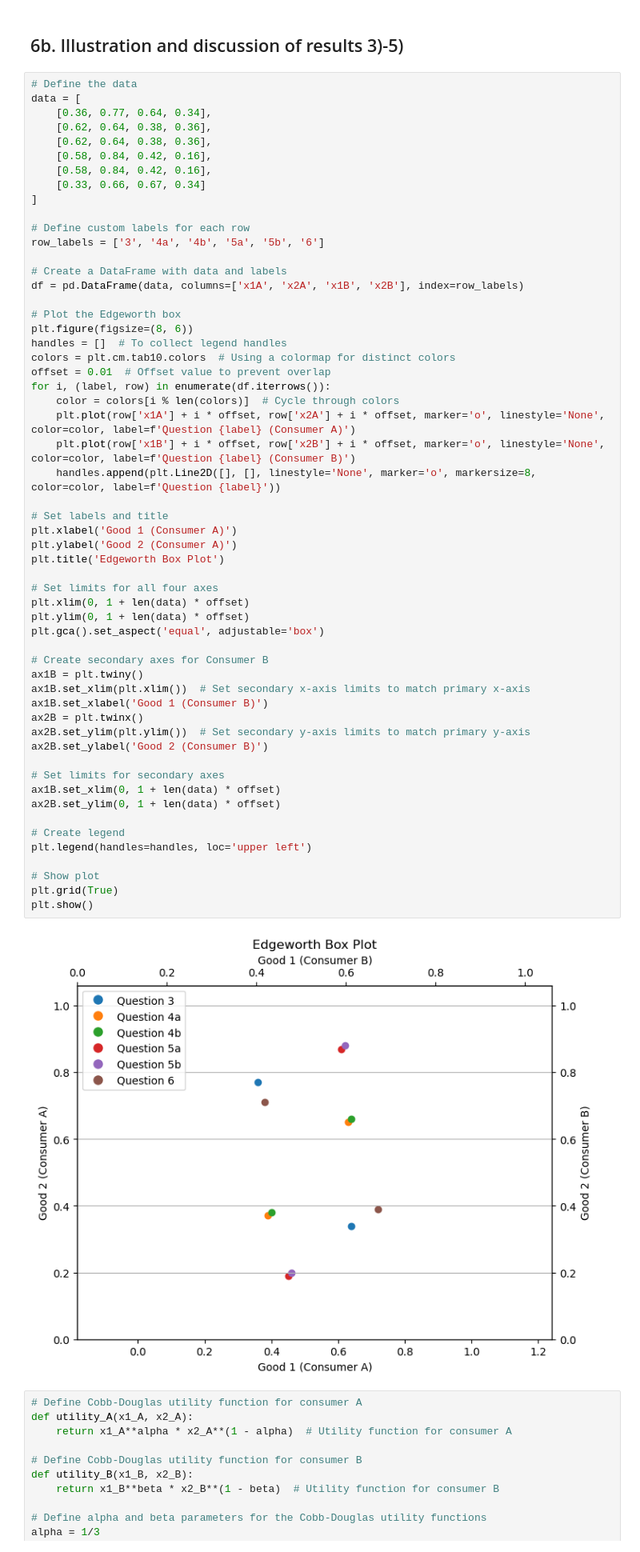
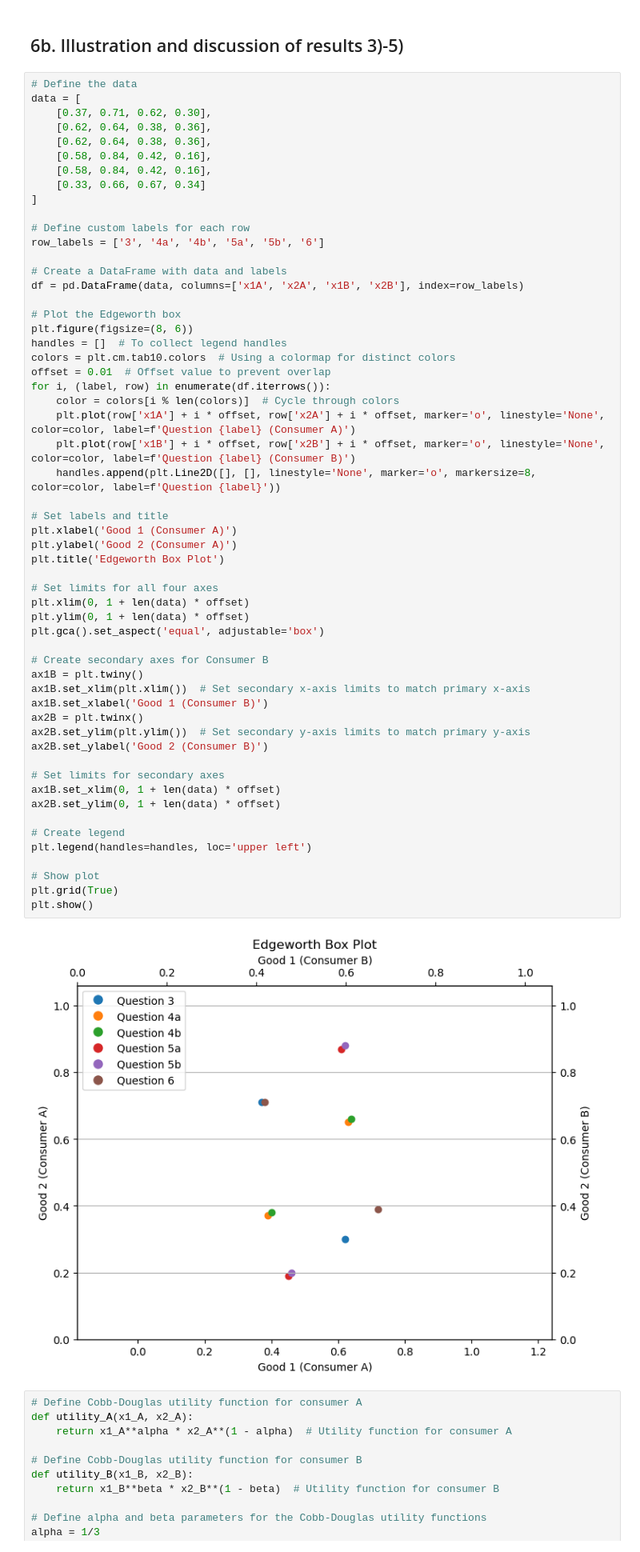
Before and after one commit to NumEconCopenhagen/projects-2024-oliver-niklas-philipp, a Jupyter notebook: inauguralproject/inauguralproject.ipynb, the cells around one changed output. Shown: that part at 80% size. Saved outputs shown, nothing was run; the diff lists cells and outputs as text.

```diff
--- a/inauguralproject/inauguralproject.ipynb
+++ b/inauguralproject/inauguralproject.ipynb
@@ -795,7 +213,7 @@ Optimal price for good 1 (p1): 1.25
 # %%
 # Define the data
 data = [
-    [0.36, 0.77, 0.64, 0.34],
+    [0.37, 0.71, 0.62, 0.30],
     [0.62, 0.64, 0.38, 0.36],
     [0.62, 0.64, 0.38, 0.36],
     [0.58, 0.84, 0.42, 0.16],
@@ -822,34 +240,34 @@ for i, (label, row) in enumerate(df.iterrows()):
 
 # Set labels and title
 plt.xlabel('Good 1 (Consumer A)')
 plt.ylabel('Good 2 (Consumer A)')
 plt.title('Edgeworth Box Plot')
 
 # Set limits for all four axes
 plt.xlim(0, 1 + len(data) * offset)
 plt.ylim(0, 1 + len(data) * offset)
 plt.gca().set_aspect('equal', adjustable='box')
 
 # Create secondary axes for Consumer B
 ax1B = plt.twiny()
 ax1B.set_xlim(plt.xlim())  # Set secondary x-axis limits to match primary x-axis
 ax1B.set_xlabel('Good 1 (Consumer B)')
 ax2B = plt.twinx()
 ax2B.set_ylim(plt.ylim())  # Set secondary y-axis limits to match primary y-axis
 ax2B.set_ylabel('Good 2 (Consumer B)')
 
 # Set limits for secondary axes
 ax1B.set_xlim(0, 1 + len(data) * offset)
 ax2B.set_ylim(0, 1 + len(data) * offset)
 
 # Create legend
 plt.legend(handles=handles, loc='upper left')
 
 # Show plot
 plt.grid(True)
 plt.show()
 # %% [output]
-[figure, old version]
+[figure, new version]
 # %%
 # Define Cobb-Douglas utility function for consumer A
 def utility_A(x1_A, x2_A):
```
Also changed, not shown: parts of 28 cells of this notebook, 8 other files.
